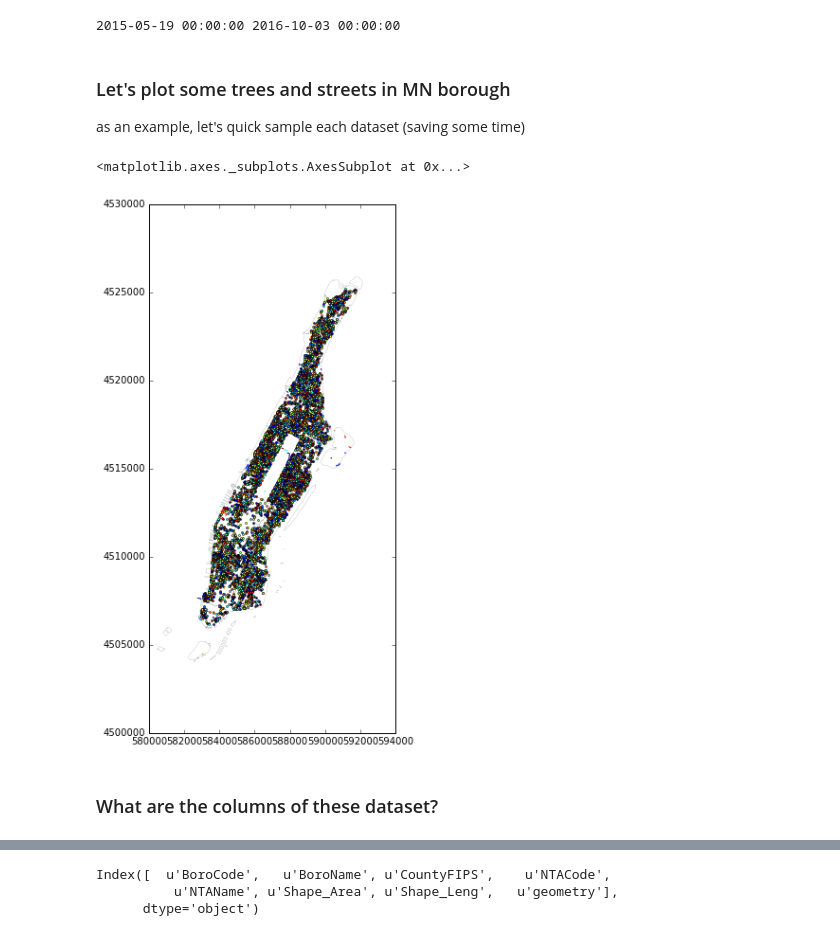
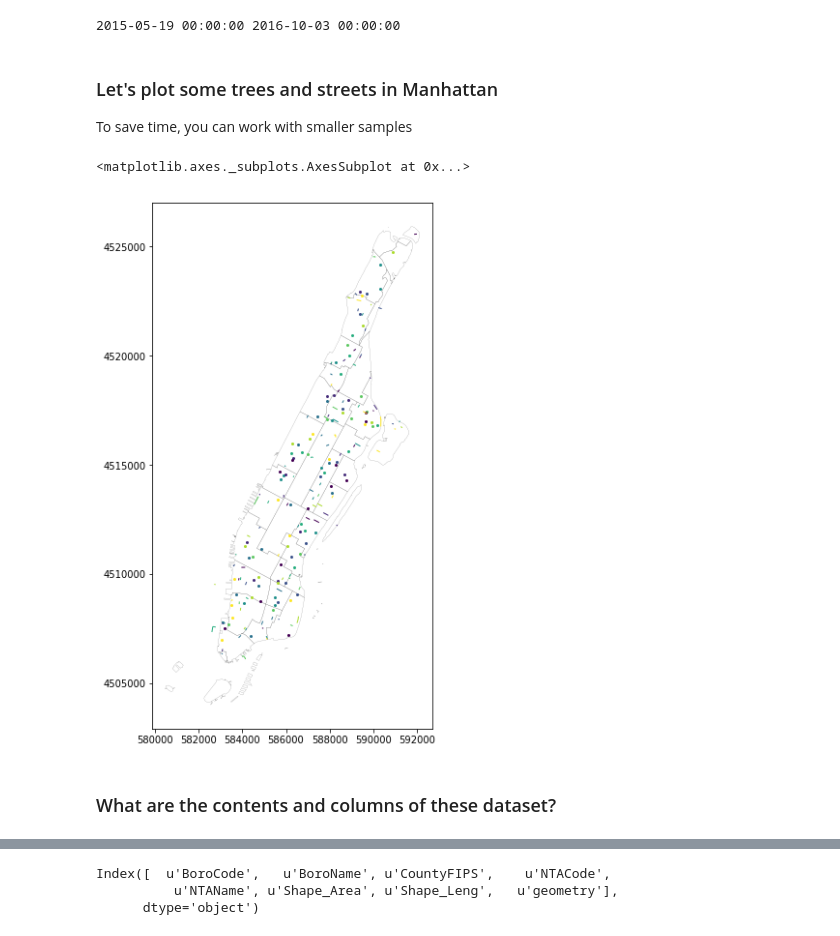
Before and after one commit to julianafreire/ACMSummerSchool2017, a Jupyter notebook: nytrees/trees.ipynb, the cells around one changed output, grey strips where cells are left out. Drawn from its saved outputs; the diff is of its cells as text; code cells hidden in the pictures.

```diff
--- a/nytrees/trees.ipynb
+++ b/nytrees/trees.ipynb
@@ -72,20 +91,20 @@ print t.min(), t.max()
 # %% [output]
 2015-05-19 00:00:00 2016-10-03 00:00:00
 # %% [markdown]
-### Let's plot some trees and streets in MN borough
+### Let's plot some trees and streets in Manhattan
 
-as an example, let's quick sample each dataset (saving some time)
+To save time, you can work with smaller samples
 # %%
 fig, ax = plt.subplots()
 ax.set_aspect('equal')
 villages.sample(29).plot(ax=ax, color="white", linewidth=.1)
-trees.sample(6500).plot(ax=ax)
+trees.sample(100).plot(ax=ax) # there are 6500 trees
 streets.sample(100).plot(ax=ax)
 #villages
 # %% [output]
 <matplotlib.axes._subplots.AxesSubplot at 0x...>
-[figure, old version]
+[figure, new version]
 # %% [markdown]
-### What are the columns of these dataset?
+### What are the contents and columns of these dataset?
 # %%
 trees.head()
```
Also changed, not shown: parts of 46 cells of this notebook, 4 other files.
